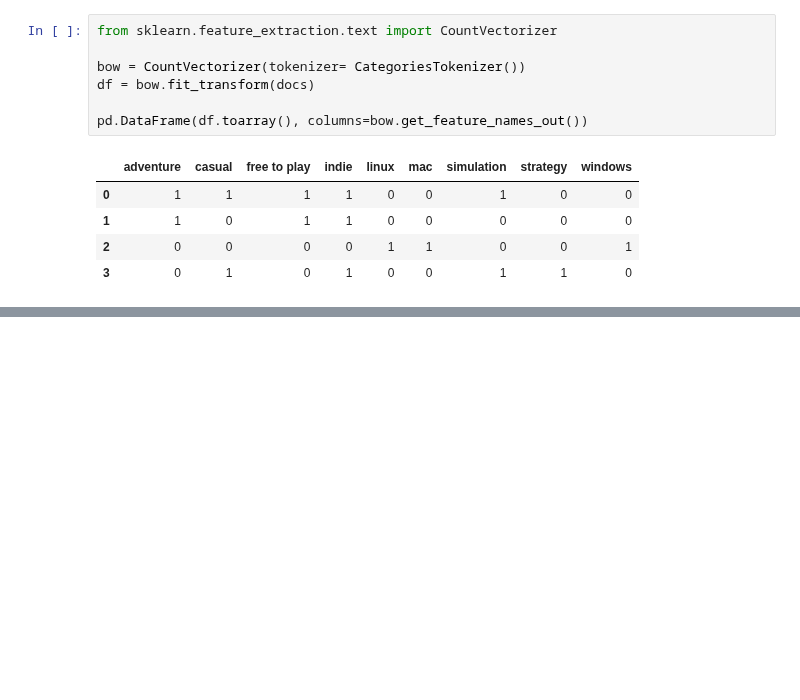
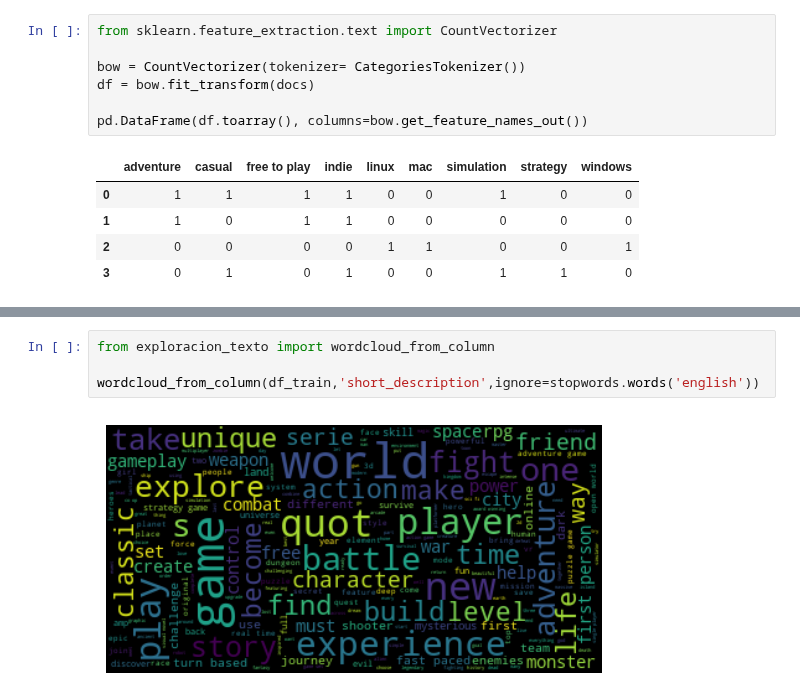
Before and after one commit to camilocarvajalreyes/laboratorios-MDS7202, a Jupyter notebook: Proyecto/borrador_EDA.ipynb, the cells around one changed output, grey strips where cells are left out. Drawn from its saved outputs; the diff is of its cells as text; blank space fills up the shorter version.

```diff
--- a/Proyecto/borrador_EDA.ipynb
+++ b/Proyecto/borrador_EDA.ipynb
@@ -217,0 +231,6 @@ preprocessing = ColumnTransformer(
+# %%
+from exploracion_texto import wordcloud_from_column
+
+wordcloud_from_column(df_train,'short_description',ignore=stopwords.words('english'))
+# %% [output]
+[figure, added]
```
Also changed, not shown: parts of 5 cells of this notebook, 2 other files.
